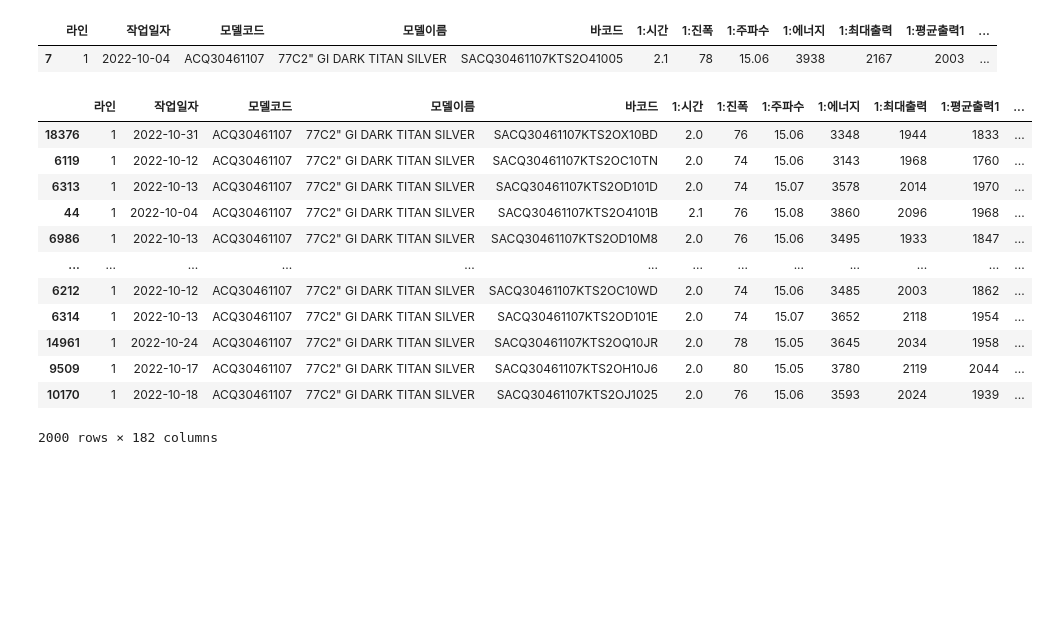
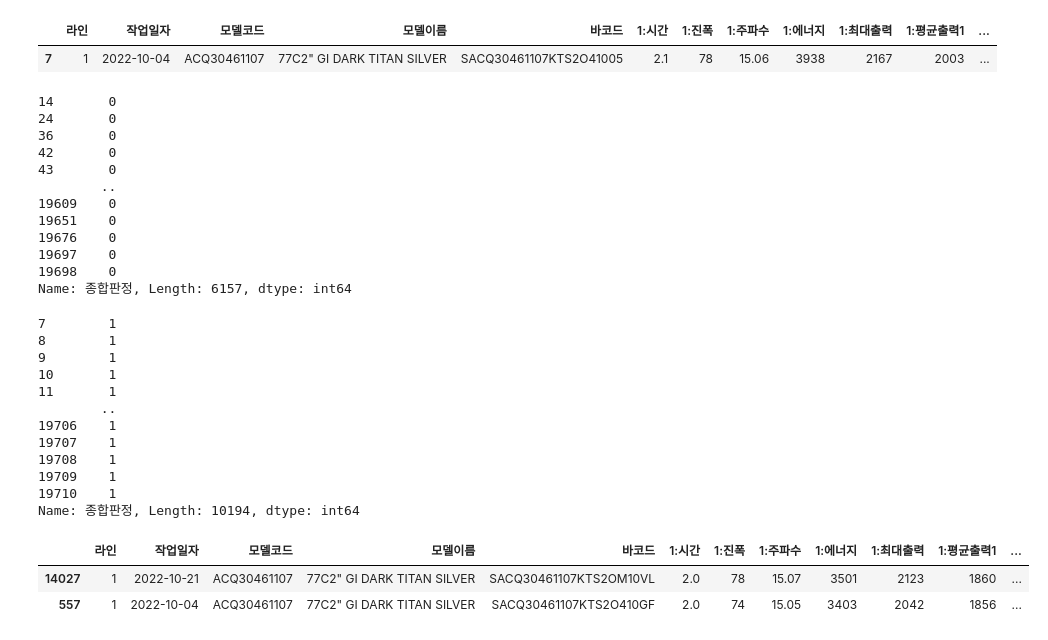
Before and after one commit to j5220109/Study, a Jupyter notebook: 77C2_RFR.ipynb, the cells around one changed output. Cells and saved outputs as stored; diff of their text form; code cells hidden in the pictures; blank space fills up the shorter version.

```diff
--- a/77C2_RFR.ipynb
+++ b/77C2_RFR.ipynb
@@ -666,21 +683,62 @@ c2_data[:1]
 # %% [output]
 |  | 라인 | 작업일자 | 모델코드 | 모델이름 | 바코드 | 1:시간 | 1:진폭 | 1:주파수 | 1:에너지 | 1:최대출력 | 1:평균출력1 | ... |
 | 7 | 1 | 2022-10-04 | ACQ30461107 | 77C2" GI DARK TITAN SILVER | SACQ30461107KTS2O41005 | 2.1 | 78 | 15.06 | 3938 | 2167 | 2003 | ... |
+# %%
+# Spec
+# Top/Bottom : -3 ~ 0
+# Left/Right : -2 ~ 0
+
+
+c2_data.loc[(c2_data['상측'] < -3.0) | (c2_data['상측'] > 0.0), '판정'] = 0
+c2_data.loc[(c2_data['상측'] >= -3.0) & (c2_data['상측'] <= 0.0), '판정'] = 1
+
+c2_data.loc[(c2_data['하측'] < -3.0) | (c2_data['하측'] > 0.0), '판정.1'] = 0
+c2_data.loc[(c2_data['하측'] >= -3.0) & (c2_data['하측'] <= 0.0), '판정.1'] = 1
+
+c2_data.loc[(c2_data['좌측'] < -2.0) | (c2_data['좌측'] > 0.0), '판정.2'] = 0
+c2_data.loc[(c2_data['좌측'] >= -2.0) & (c2_data['좌측'] <= 0.0), '판정.2'] = 1
+
+c2_data.loc[(c2_data['우측'] < -2.0) | (c2_data['우측'] > 0.0), '판정.3'] = 0
+c2_data.loc[(c2_data['우측'] >= -2.0) & (c2_data['우측'] <= 0.0), '판정.3'] = 1
+# %%
+c2_data['종합판정'] = 0
+# %%
+c2_data.loc[(c2_data['판정'] == 1) & (c2_data['판정.1'] == 1) & (c2_data['판정.2'] == 1) & (c2_data['판정.3'] == 1), '종합판정'] = 1
+# %%
+c2_data['종합판정'][c2_data['종합판정'] == 0]
+# %% [output]
+14       0
+24       0
+36       0
+42       0
+43       0
+        ..
+19609    0
+19651    0
+19676    0
+19697    0
+19698    0
+Name: 종합판정, Length: 6157, dtype: int64
+# %%
+c2_data['종합판정'][c2_data['종합판정'] == 1]
+# %% [output]
+7        1
+8        1
+9        1
+10       1
+11       1
+        ..
+19706    1
+19707    1
+19708    1
+19709    1
+19710    1
+Name: 종합판정, Length: 10194, dtype: int64
 # %%
 c2_data_2000 = c2_data.sample(n = 2000)
 # %%
-c2_data_2000
+c2_data_2000[:2]
 # %% [output]
 |  | 라인 | 작업일자 | 모델코드 | 모델이름 | 바코드 | 1:시간 | 1:진폭 | 1:주파수 | 1:에너지 | 1:최대출력 | 1:평균출력1 | ... |
-| 18376 | 1 | 2022-10-31 | ACQ30461107 | 77C2" GI DARK TITAN SILVER | SACQ30461107KTS2OX10BD | 2.0 | 76 | 15.06 | 3348 | 1944 | 1833 | ... |
-| 6119 | 1 | 2022-10-12 | ACQ30461107 | 77C2" GI DARK TITAN SILVER | SACQ30461107KTS2OC10TN | 2.0 | 74 | 15.06 | 3143 | 1968 | 1760 | ... |
-| 6313 | 1 | 2022-10-13 | ACQ30461107 | 77C2" GI DARK TITAN SILVER | SACQ30461107KTS2OD101D | 2.0 | 74 | 15.07 | 3578 | 2014 | 1970 | ... |
-| 44 | 1 | 2022-10-04 | ACQ30461107 | 77C2" GI DARK TITAN SILVER | SACQ30461107KTS2O4101B | 2.1 | 76 | 15.08 | 3860 | 2096 | 1968 | ... |
-| 6986 | 1 | 2022-10-13 | ACQ30461107 | 77C2" GI DARK TITAN SILVER | SACQ30461107KTS2OD10M8 | 2.0 | 76 | 15.06 | 3495 | 1933 | 1847 | ... |
-| ... | ... | ... | ... | ... | ... | ... | ... | ... | ... | ... | ... | ... |
-| 6212 | 1 | 2022-10-12 | ACQ30461107 | 77C2" GI DARK TITAN SILVER | SACQ30461107KTS2OC10WD | 2.0 | 74 | 15.06 | 3485 | 2003 | 1862 | ... |
-| 6314 | 1 | 2022-10-13 | ACQ30461107 | 77C2" GI DARK TITAN SILVER | SACQ30461107KTS2OD101E | 2.0 | 74 | 15.07 | 3652 | 2118 | 1954 | ... |
-| 14961 | 1 | 2022-10-24 | ACQ30461107 | 77C2" GI DARK TITAN SILVER | SACQ30461107KTS2OQ10JR | 2.0 | 78 | 15.05 | 3645 | 2034 | 1958 | ... |
-| 9509 | 1 | 2022-10-17 | ACQ30461107 | 77C2" GI DARK TITAN SILVER | SACQ30461107KTS2OH10J6 | 2.0 | 80 | 15.05 | 3780 | 2119 | 2044 | ... |
-| 10170 | 1 | 2022-10-18 | ACQ30461107 | 77C2" GI DARK TITAN SILVER | SACQ30461107KTS2OJ1025 | 2.0 | 76 | 15.06 | 3593 | 2024 | 1939 | ... |
+| 14027 | 1 | 2022-10-21 | ACQ30461107 | 77C2" GI DARK TITAN SILVER | SACQ30461107KTS2OM10VL | 2.0 | 78 | 15.07 | 3501 | 2123 | 1860 | ... |
+| 557 | 1 | 2022-10-04 | ACQ30461107 | 77C2" GI DARK TITAN SILVER | SACQ30461107KTS2O410GF | 2.0 | 74 | 15.05 | 3403 | 2042 | 1856 | ... |
-2000 rows × 182 columns
```
Also changed, not shown: parts of 31 cells of this notebook.
